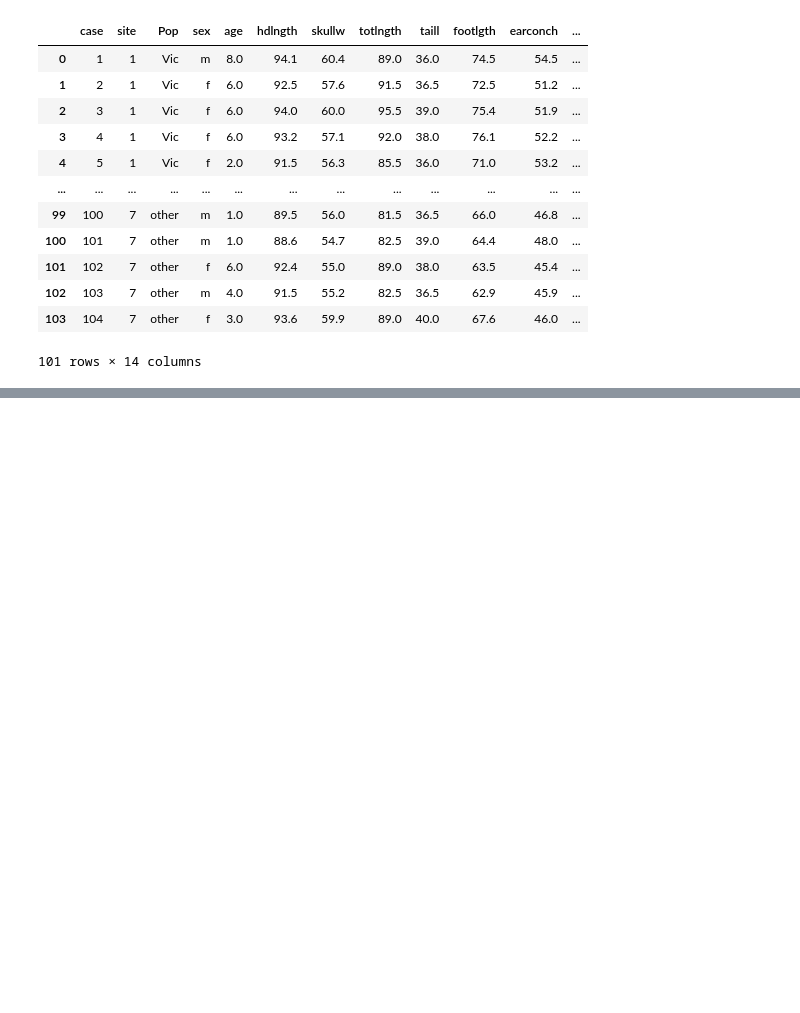
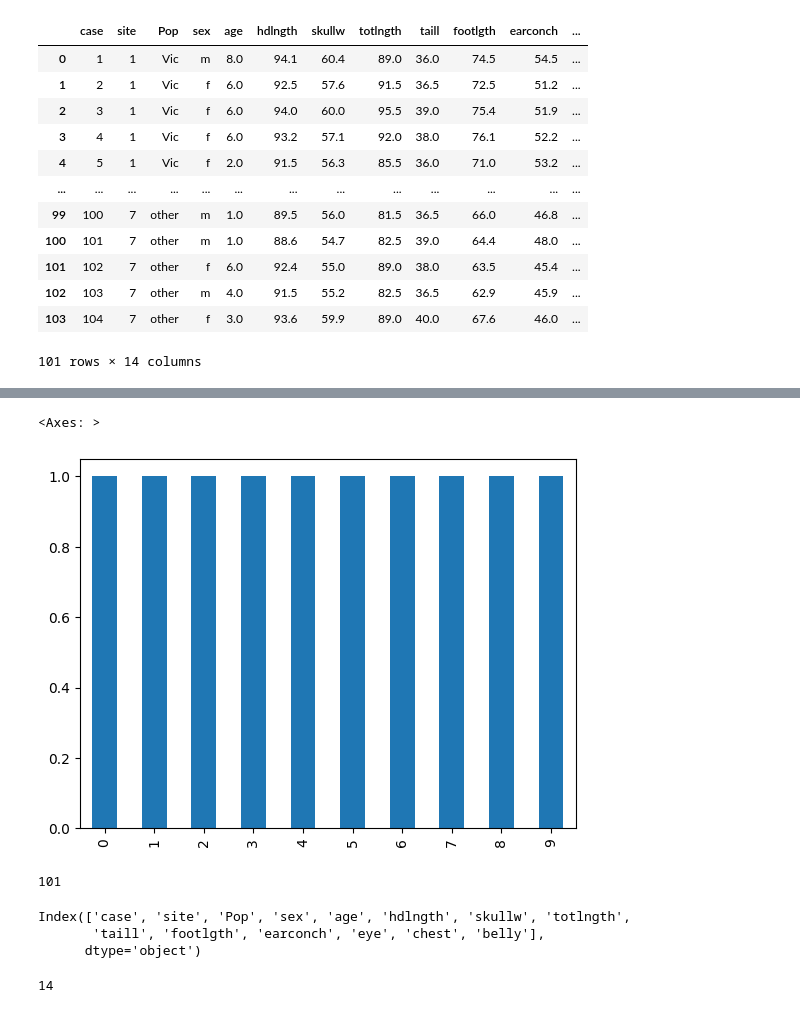
Before and after one commit to OmoObaDee/stage_2_AI, a Jupyter notebook: week8/solution_possem_task8.ipynb, the cells around one changed output, grey strips where cells are left out. Cells and saved outputs as stored; diff of their text form; code cells hidden in the pictures; blank space fills up the shorter version.

```diff
--- a/week8/solution_possem_task8.ipynb
+++ b/week8/solution_possem_task8.ipynb
@@ -42,0 +255,19 @@ df
+# %%
+df.index.value_counts().head(10).plot(kind = 'bar')
+# %% [output]
+<Axes: >
+[figure, added]
+# %%
+unique_index.nunique()
+# %% [output]
+101
+# %%
+df.columns
+# %% [output]
+Index(['case', 'site', 'Pop', 'sex', 'age', 'hdlngth', 'skullw', 'totlngth',
+       'taill', 'footlgth', 'earconch', 'eye', 'chest', 'belly'],
+      dtype='object')
+# %%
+len(df.columns)
+# %% [output]
+14
```
Also changed, not shown: parts of 36 cells of this notebook, 1 other file.
